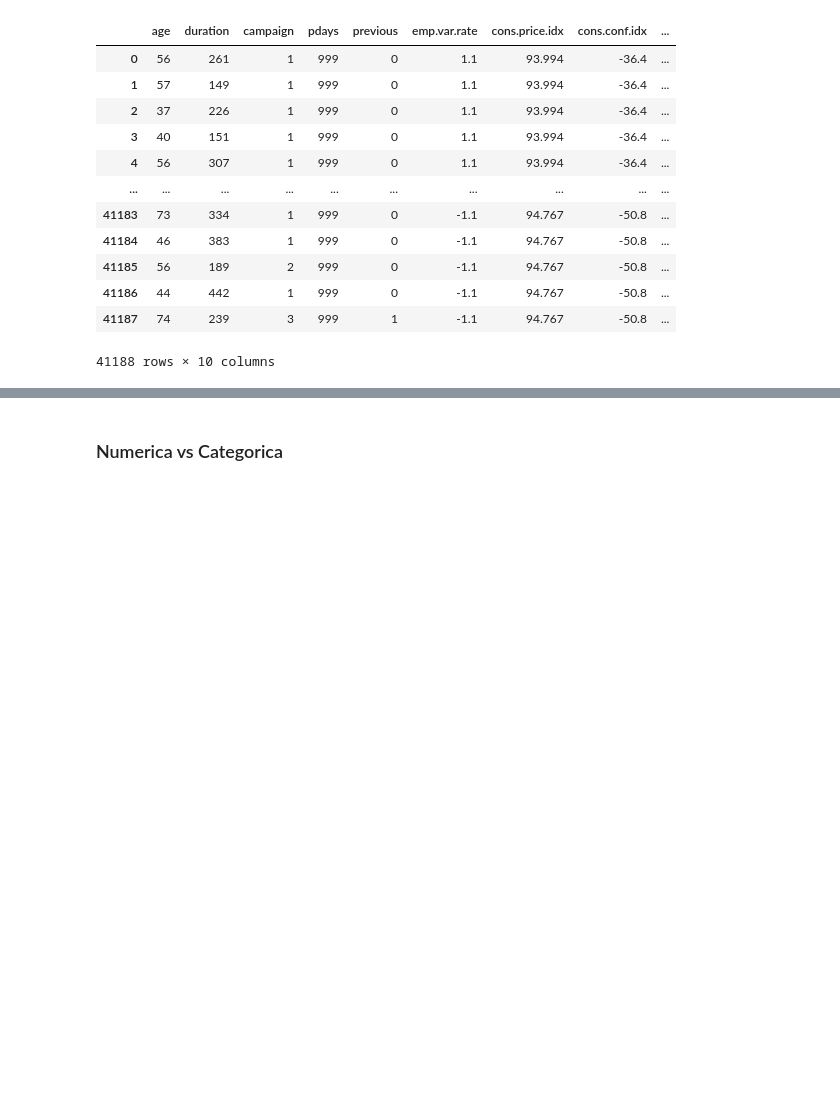
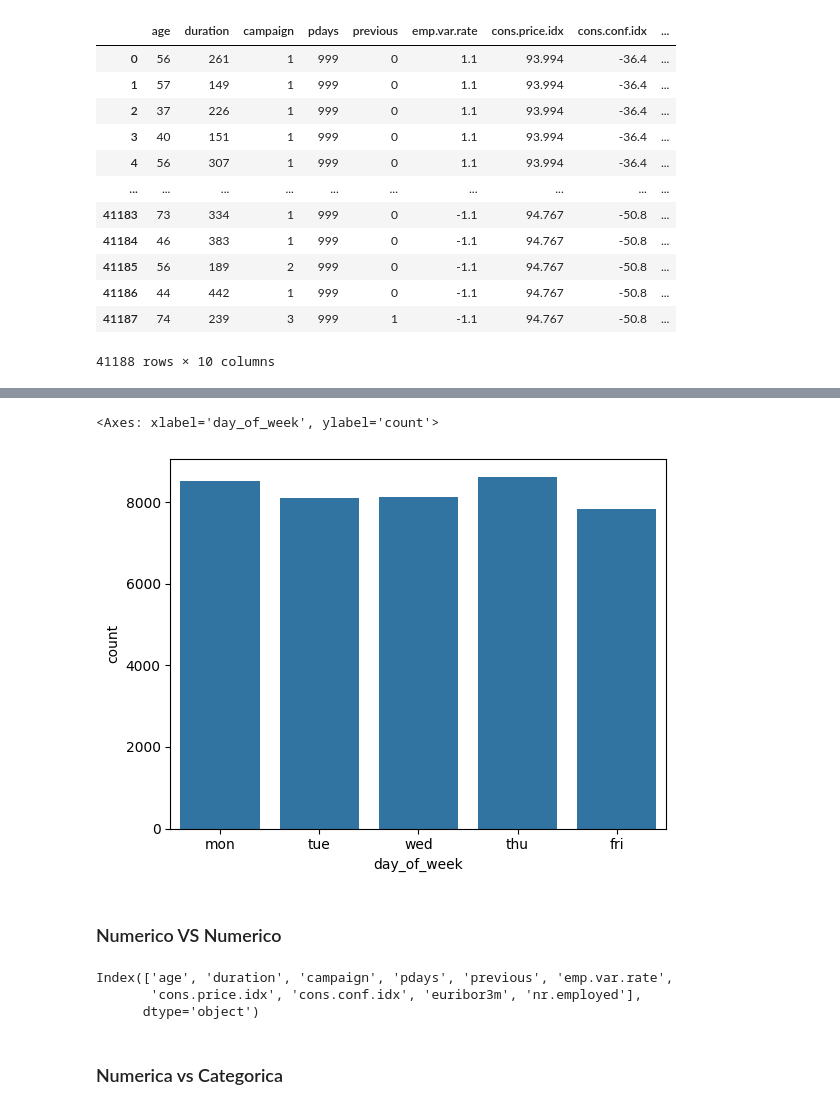
Before and after one commit to diegodelarubia/Trabajo_Final_Master-TFM-, a Jupyter notebook: TFM.ipynb, the cells around one changed output, grey strips where cells are left out. Drawn from its saved outputs; the diff is of its cells as text; code cells hidden in the pictures; blank space fills up the shorter version.

```diff
--- a/TFM.ipynb
+++ b/TFM.ipynb
@@ -263,0 +474,13 @@ sns.countplot(y='job', data=df)
+# %%
+sns.countplot(x='day_of_week', data=df)
+# %% [output]
+<Axes: xlabel='day_of_week', ylabel='count'>
+[figure, added]
+# %% [markdown]
+### Numerico VS Numerico
+# %%
+df_numericas.columns
+# %% [output]
+Index(['age', 'duration', 'campaign', 'pdays', 'previous', 'emp.var.rate',
+       'cons.price.idx', 'cons.conf.idx', 'euribor3m', 'nr.employed'],
+      dtype='object')
```
Also changed, not shown: parts of 65 cells of this notebook, 1 other file.
